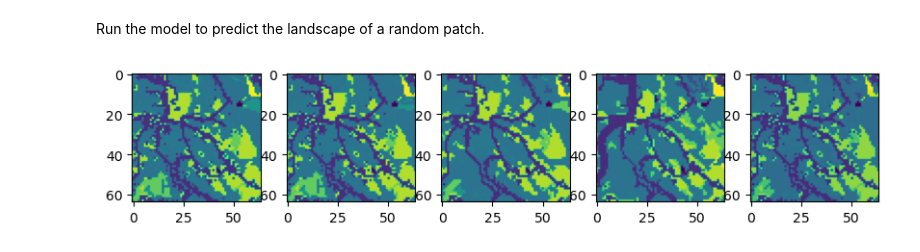
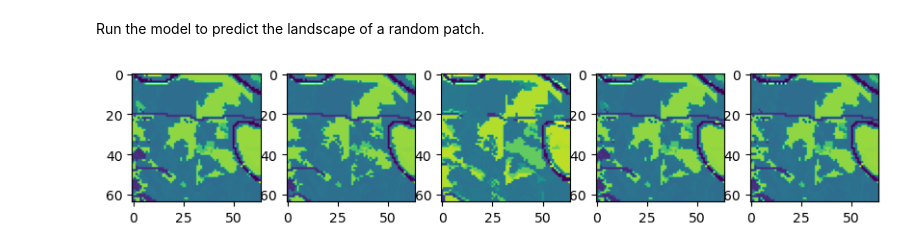
Before and after one commit to VandyDataScience/land-trust-3, a Jupyter notebook: ConvLSTMPatches.ipynb, the cells around one changed output. Cells and saved outputs as stored; diff of their text form; code cells hidden in the pictures.

```diff
--- a/ConvLSTMPatches.ipynb
+++ b/ConvLSTMPatches.ipynb
@@ -19,7 +19,7 @@ rng = np.random.default_rng(SEED)
 Define parameters for patch size.
 # %%
 PATCH_SIZE = 64  # Size of each patch in pixels
-OVERLAP_SIZE = 64  # Number of pixels to advance before accessing the next patch
+OVERLAP_SIZE = 32  # Number of pixels to advance before accessing the next patch
 MAX_EMPTY_RATIO = 0.4  # Maximum percent of pixels in the image that can be zero
 MIN_CHANGE_RATIO = 0.05  # Minimum percent of pixels that must change from the earliest to latest timestamp in the dataset
 TIME_STEPS = 5  # Number of time steps
@@ -112,8 +87,8 @@ category_map
 Using the prefix sum arrays, find the indices of every patch in the dataset that lies in the area of interest and has enough changed pixels
 # %%
 indices = []
-for i in range(0, images.shape[1] - PATCH_SIZE, OVERLAP_SIZE):
-    for j in range(0, images.shape[2] - PATCH_SIZE, OVERLAP_SIZE):
+for i in range(0, images.shape[1] - OVERLAP_SIZE, OVERLAP_SIZE):
+    for j in range(0, images.shape[2] - OVERLAP_SIZE, OVERLAP_SIZE):
         zeros = get_zero_pixels(i, j)
         if zeros >= PATCH_SIZE * PATCH_SIZE * MAX_EMPTY_RATIO:
             continue
@@ -281,15 +219,15 @@ category_map
 # %% [markdown]
 Run the model to predict the landscape of a random patch.
 # %%
-x = random.randint(2000, 16000)
-y = random.randint(3000, 32000)
+x = 10192 # random.randint(2000, 16000)
+y = 14735 # random.randint(3000, 32000)
 patch = images[-TIME_STEPS:, x:x + PATCH_SIZE, y:y + PATCH_SIZE]
 fig, axs = plt.subplots(1, 5, figsize=(10, 50))
 for i, ax in enumerate(axs):
     ax.imshow(patch[i, :, :])
 plt.show()
 # %% [output]
-[figure, old version]
+[figure, new version]
 # %%
 patch = one_hot(patch)
 patch = np.expand_dims(patch, axis=0)
```
Also changed, not shown: parts of 17 cells of this notebook, 1 other file.
